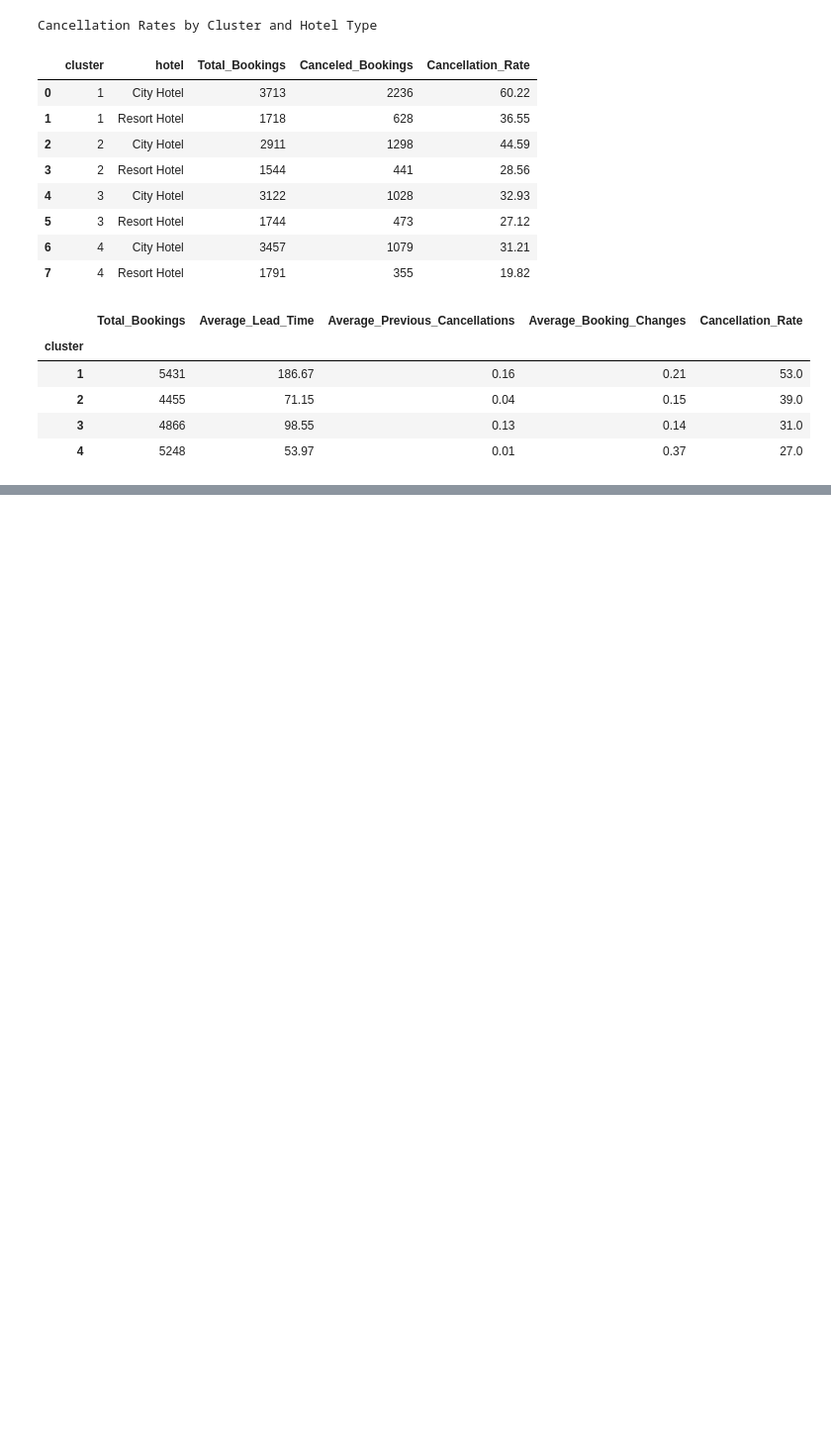
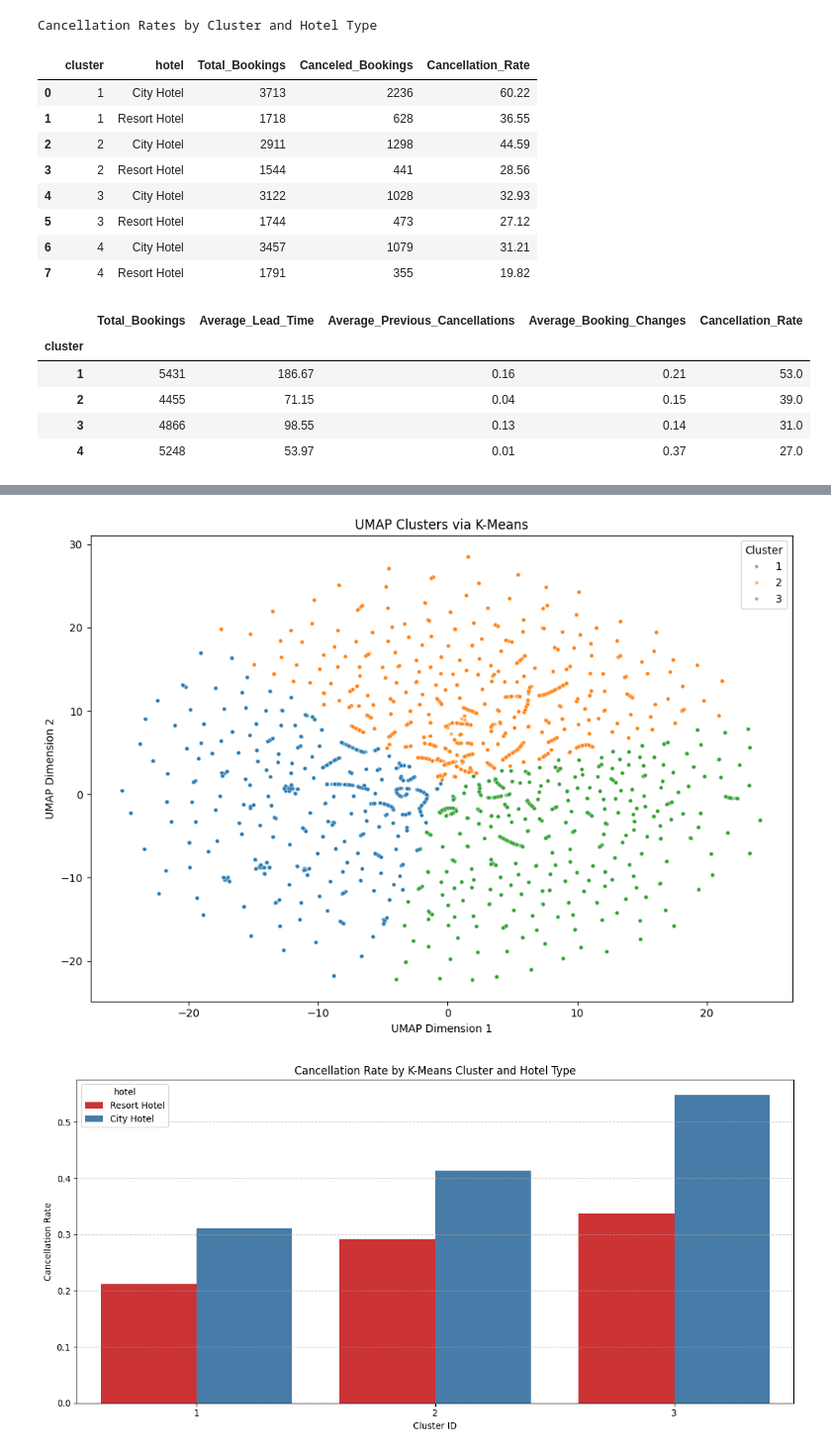
Before and after one commit to sylle321/Hotel_booking, a Jupyter notebook: Descriptive_Code.ipynb, the cells around one changed output, grey strips where cells are left out. Shown at 99% size. Cells and saved outputs as stored; diff of their text form; code cells hidden in the pictures; blank space fills up the shorter version.

```diff
--- a/Descriptive_Code.ipynb
+++ b/Descriptive_Code.ipynb
@@ -723,0 +783,48 @@ display(cluster_profile)
+# %%
+from sklearn.cluster import KMeans
+
+# Extract the 2D UMAP dimensions
+umap_features = df_sample[['UMAP1', 'UMAP2']]
+
+# Perform K-Means Clustering (using 3 clusters)
+kmeans = KMeans(n_clusters=3, random_state=42, n_init=10)
+# Add 1 to start cluster numbering from 1 instead of 0
+df_sample['cluster'] = kmeans.fit_predict(umap_features) + 1
+
+# Plot the UMAP projections colored by cluster
+plt.figure(figsize=(10, 7))
+sns.scatterplot(
+    data=df_sample,
+    x="UMAP1",
+    y="UMAP2",
+    hue="cluster",
+    palette="tab10",
+    alpha=0.6,
+    s=12
+)
+plt.title("UMAP Clusters via K-Means")
+plt.xlabel("UMAP Dimension 1")
+plt.ylabel("UMAP Dimension 2")
+plt.legend(title="Cluster")
+plt.tight_layout()
+plt.show()
+
+# Calculate and plot cancellation rates by cluster and hotel type
+plt.figure(figsize=(12, 6))
+sns.barplot(
+    data=df_sample,
+    x='cluster',
+    y='is_canceled',
+    hue='hotel',
+    palette='Set1',
+    errorbar=None
+)
+plt.title("Cancellation Rate by K-Means Cluster and Hotel Type")
+plt.xlabel("Cluster ID")
+plt.ylabel("Cancellation Rate")
+plt.grid(axis='y', linestyle='--', alpha=0.7)
+plt.tight_layout()
+plt.show()
+# %% [output]
+[figure, added]
+[figure, added]
```
Also changed, not shown: parts of 6 cells of this notebook.
